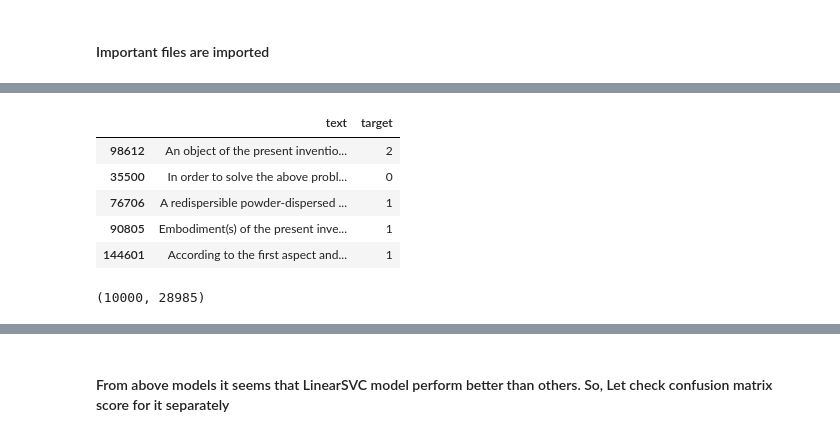
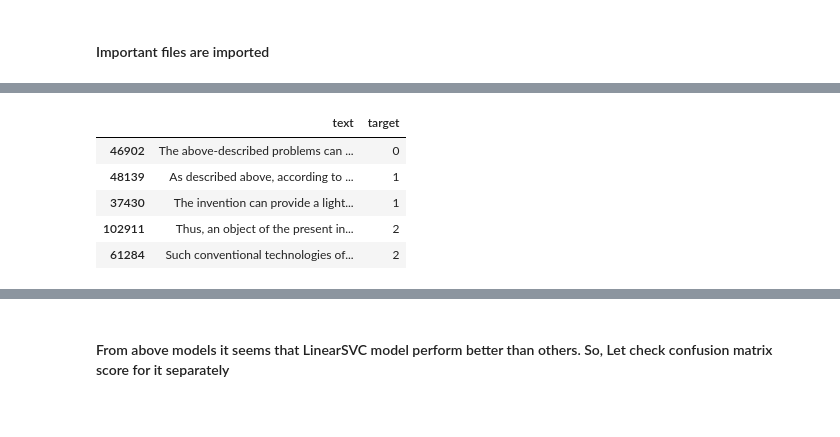
Before and after one commit to Renuk9390/Patent_Sentiment_Analysis, a Jupyter notebook: Jupyter notebook/ML_models.ipynb, the cells around one changed output, grey strips where cells are left out. Saved outputs shown, nothing was run; the diff lists cells and outputs as text; code cells hidden in the pictures.

```diff
--- a/Jupyter notebook/ML_models.ipynb
+++ b/Jupyter notebook/ML_models.ipynb
@@ -37,9 +45,9 @@ combined_10k = combined.sample(n=10000)
 # %%
-combined_10k.head()
+combined.head()
 # %% [output]
 |  | text | target |
-| 98612 | An object of the present inventio... | 2 |
-| 35500 | In order to solve the above probl... | 0 |
-| 76706 | A redispersible powder-dispersed ... | 1 |
-| 90805 | Embodiment(s) of the present inve... | 1 |
-| 144601 | According to the first aspect and... | 1 |
+| 46902 | The above-described problems can ... | 0 |
+| 48139 | As described above, according to ... | 1 |
+| 37430 | The invention can provide a light... | 1 |
+| 102911 | Thus, an object of the present in... | 2 |
+| 61284 | Such conventional technologies of... | 2 |
@@ -49,7 +63,0 @@ tfidf = TfidfVectorizer(sublinear_tf=True, min_df=5, norm='l2', encoding='latin-
-# %%
-# Generating features and labels for the further processing
-features = tfidf.fit_transform(combined_10k.text).toarray()
-labels = combined_10k.target
-features.shape
-# %% [output]
-(10000, 28985)
```
Also changed, not shown: parts of 19 cells of this notebook.
